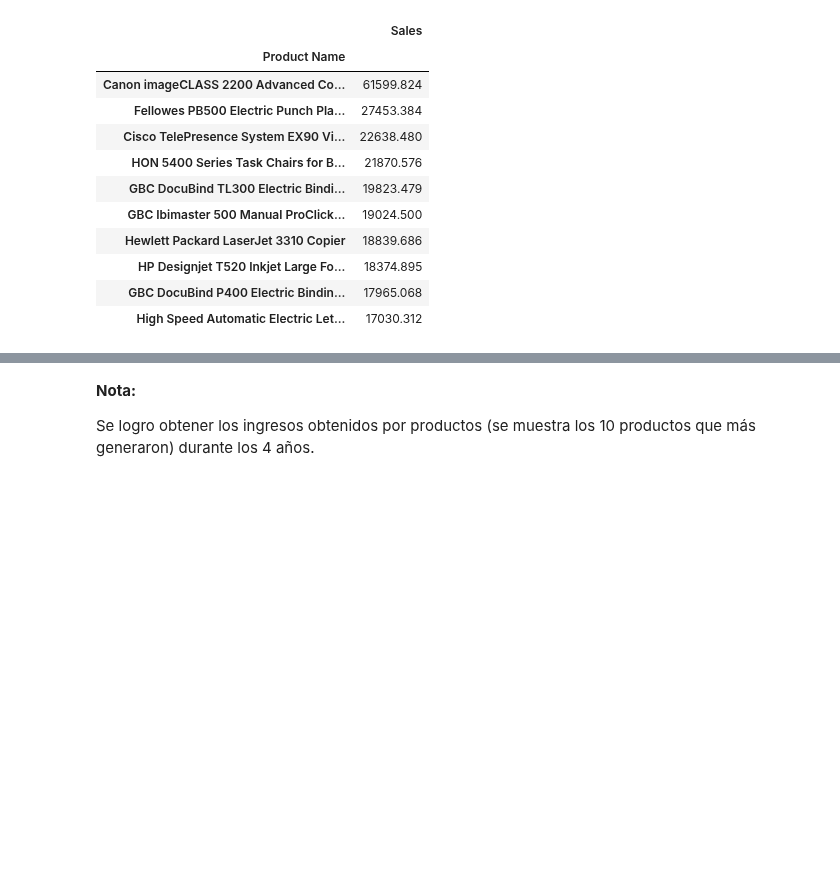
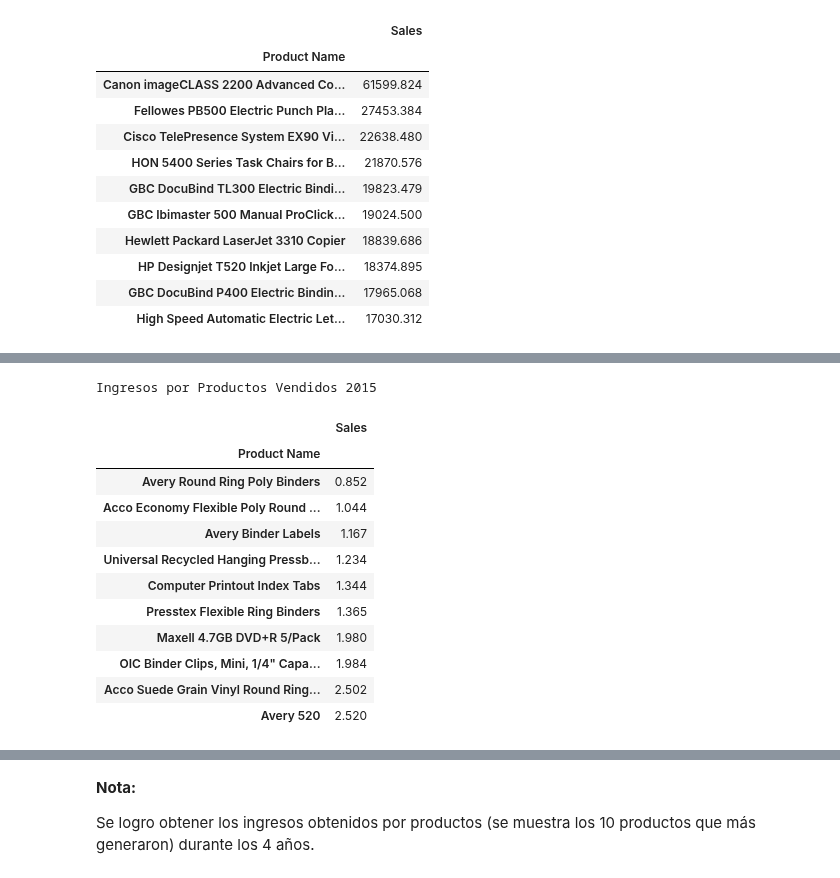
Before and after one commit to SaitoM17/superstore_sales, a Jupyter notebook: notebooks/objetivo_proyecto.ipynb, the cells around one changed output, grey strips where cells are left out. Drawn from its saved outputs; the diff is of its cells as text; code cells hidden in the pictures; blank space fills up the shorter version.

```diff
--- a/notebooks/objetivo_proyecto.ipynb
+++ b/notebooks/objetivo_proyecto.ipynb
@@ -48,0 +99,17 @@ productos_vendidos_top
+# %%
+print('\nIngresos por Productos Vendidos 2015')
+top_menos_2015
+# %% [output]
+Ingresos por Productos Vendidos 2015
+|  | Sales |
+| Product Name |  |
+| Avery Round Ring Poly Binders | 0.852 |
+| Acco Economy Flexible Poly Round ... | 1.044 |
+| Avery Binder Labels | 1.167 |
+| Universal Recycled Hanging Pressb... | 1.234 |
+| Computer Printout Index Tabs | 1.344 |
+| Presstex Flexible Ring Binders | 1.365 |
+| Maxell 4.7GB DVD+R 5/Pack | 1.980 |
+| OIC Binder Clips, Mini, 1/4" Capa... | 1.984 |
+| Acco Suede Grain Vinyl Round Ring... | 2.502 |
+| Avery 520 | 2.520 |
```
Also changed, not shown: parts of 13 cells of this notebook.
